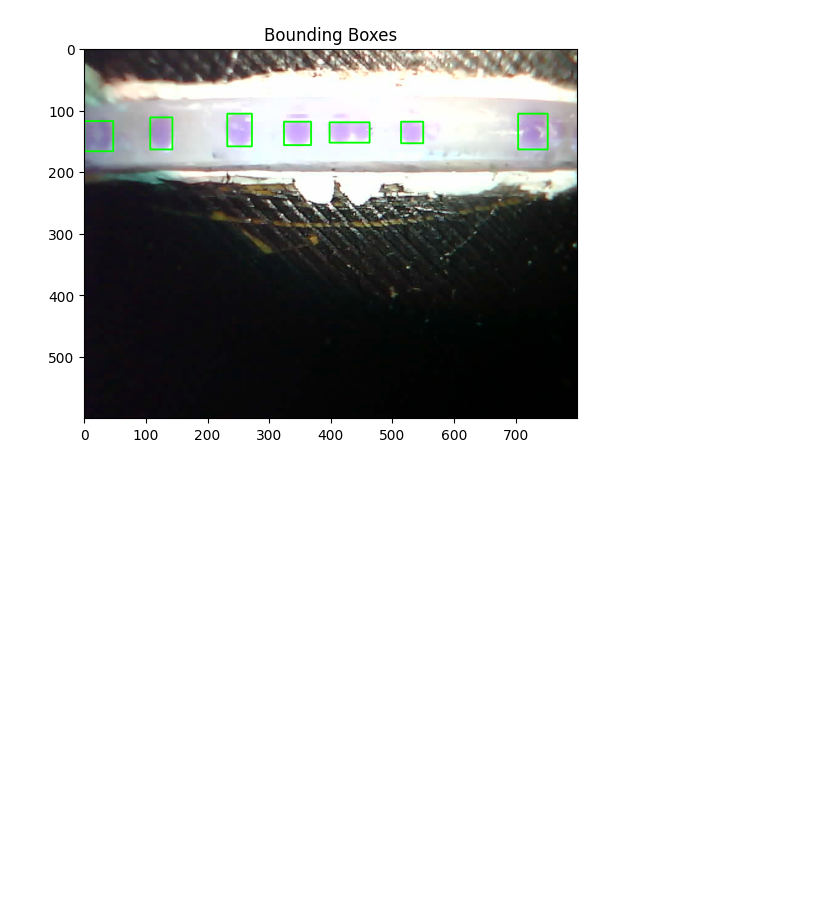
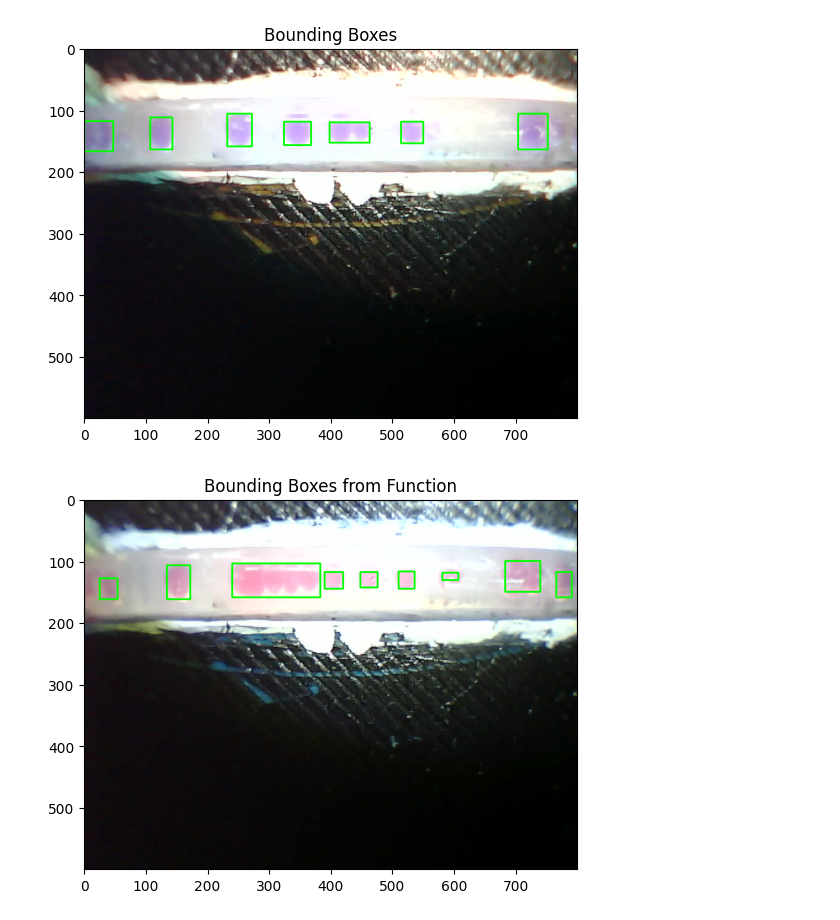
Before and after one commit to lneira19/oildrops, a Jupyter notebook: bbox_democode.ipynb, the cells around one changed output. Drawn from its saved outputs; the diff is of its cells as text; code cells hidden in the pictures; blank space fills up the shorter version.

```diff
--- a/hsvtest.ipynb
+++ b/bbox_democode.ipynb
@@ -142,3 +142,56 @@ plt.title("Bounding Boxes")
 plt.show()
 # %% [output]
 [figure]
+# %%
+import imgproc.basics as ipbasics
+
+def getBoundingBoxesForImg(bgr_img):
+
+    # Convertir la imagen BGR a HSV
+    hsv_img = cv2.cvtColor(bgr_img, cv2.COLOR_BGR2HSV)
+
+    # Aplicar desenfoque gaussiano para reducir el ruido
+    hsv_img_blur = cv2.GaussianBlur(hsv_img, (3, 3), 0)
+
+    # rosa base = [169,35,90]
+    rosa_bajo = np.array([138, 40, 110])
+    rosa_alto = np.array([178, 250, 255])
+
+    # Crear una máscara para el color rosa
+    mask = cv2.inRange(hsv_img_blur, rosa_bajo, rosa_alto)
+
+    # Aplicar apertura morfológica para eliminar ruido
+    opening_kernel = cv2.getStructuringElement(cv2.MORPH_CROSS, (3, 3))
+    mask_open = cv2.morphologyEx(mask, cv2.MORPH_OPEN, opening_kernel)
+
+    # Obtener contornos de la máscara
+    contours, contours_img = ipbasics.getContours(mask_open)
+
+    # Filtrar contornos por longitud
+    contours_filtered, contours_filtered_img = ipbasics.filterContours(mask_open, contours, mult=-0.5, mode='UP')
+
+    # Obtener máscaras individuales para cada contorno filtrado
+    list_individual_masks = ipbasics.getIndividualMasks(mask_open,contours_filtered)
+
+    # Obtener bounding boxes para cada máscara individual
+    list_bboxes = [ipbasics.getBoundingBox(mask) for mask in list_individual_masks]
+
+    return list_bboxes
+
+# USO DE LA FUNCIÓN getBoundingBoxesForImg
+
+test_img = cv2.imread(list_files[70]) # Imagen BGR
+test_img_rgb = cv2.cvtColor(test_img, cv2.COLOR_BGR2RGB) # Convertir a RGB para matplotlib
+
+bboxes = getBoundingBoxesForImg(test_img)
+
+
+test_img_rgb_copy = test_img_rgb.copy()
+for bbox in bboxes:
+    cv2.rectangle(test_img_rgb_copy, bbox[0], bbox[1], (0, 255, 0), 2)
+
+plt.imshow(test_img_rgb_copy)
+plt.title("Bounding Boxes from Function")
+plt.show()
+# %% [output]
+[figure, added]
```
Also changed, not shown: parts of 4 cells of this notebook.
